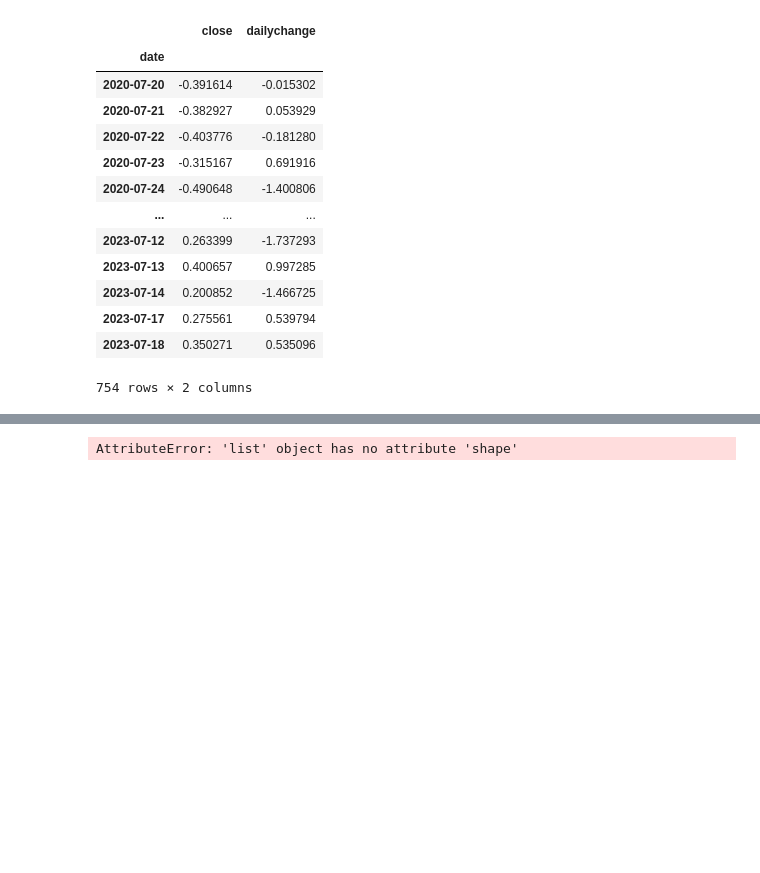
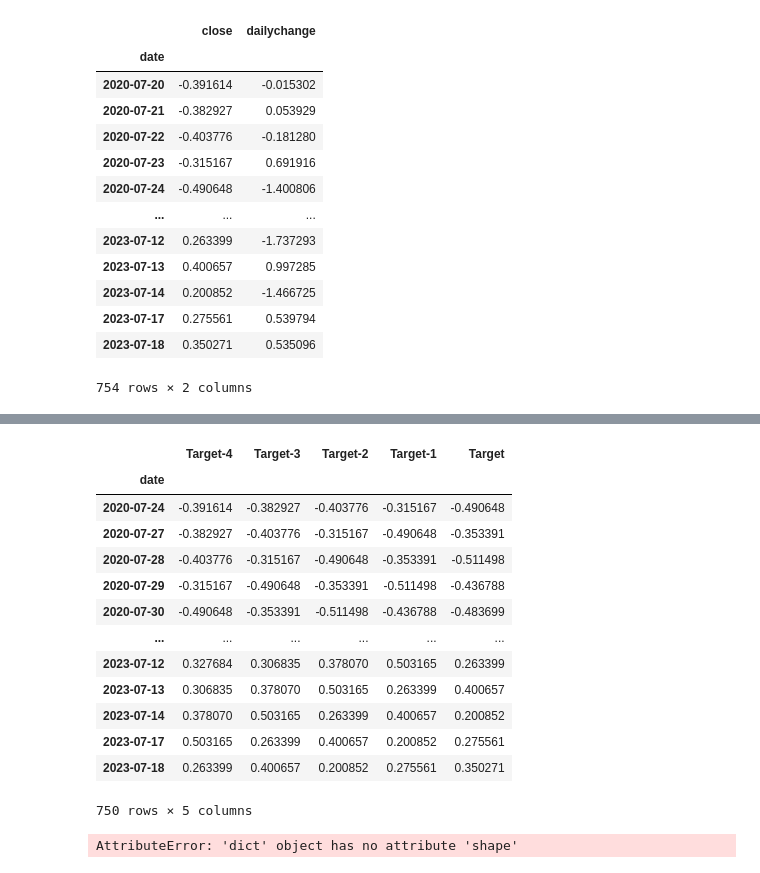
Before and after one commit to miladziekanowska/stock-market-forecast-project, a Jupyter notebook: modeling.ipynb, the cells around one changed output, grey strips where cells are left out. Saved outputs shown, nothing was run; the diff lists cells and outputs as text; code cells hidden in the pictures; blank space fills up the shorter version.

```diff
--- a/modeling.ipynb
+++ b/modeling.ipynb
@@ -112,0 +129,17 @@ for key in closing.keys():
+# %%
+windowed_data['CSCO']
+# %% [output]
+|  | Target-4 | Target-3 | Target-2 | Target-1 | Target |
+| date |  |  |  |  |  |
+| 2020-07-24 | -0.391614 | -0.382927 | -0.403776 | -0.315167 | -0.490648 |
+| 2020-07-27 | -0.382927 | -0.403776 | -0.315167 | -0.490648 | -0.353391 |
+| 2020-07-28 | -0.403776 | -0.315167 | -0.490648 | -0.353391 | -0.511498 |
+| 2020-07-29 | -0.315167 | -0.490648 | -0.353391 | -0.511498 | -0.436788 |
+| 2020-07-30 | -0.490648 | -0.353391 | -0.511498 | -0.436788 | -0.483699 |
+| ... | ... | ... | ... | ... | ... |
+| 2023-07-12 | 0.327684 | 0.306835 | 0.378070 | 0.503165 | 0.263399 |
+| 2023-07-13 | 0.306835 | 0.378070 | 0.503165 | 0.263399 | 0.400657 |
+| 2023-07-14 | 0.378070 | 0.503165 | 0.263399 | 0.400657 | 0.200852 |
+| 2023-07-17 | 0.503165 | 0.263399 | 0.400657 | 0.200852 | 0.275561 |
+| 2023-07-18 | 0.263399 | 0.400657 | 0.200852 | 0.275561 | 0.350271 |
+750 rows × 5 columns
@@ -123,8 +163,9 @@ for key in X.keys():
 for key in Y.keys():
     Y_train[key], Y_val[key], Y_test[key] = Y[key][:q_80], Y[key][q_80:q_99], Y[key][q_99:]
 # %%
+X = np.reshape(X, (X.shape[0], X_train.shape[1], 1))
 # %% [output]
-AttributeError: 'list' object has no attribute 'shape'
+AttributeError: 'dict' object has no attribute 'shape'
 # %%
 from keras.models import Sequential
 from keras.layers import Dense, LSTM, Dropout
```
Also changed, not shown: parts of 8 cells of this notebook.
